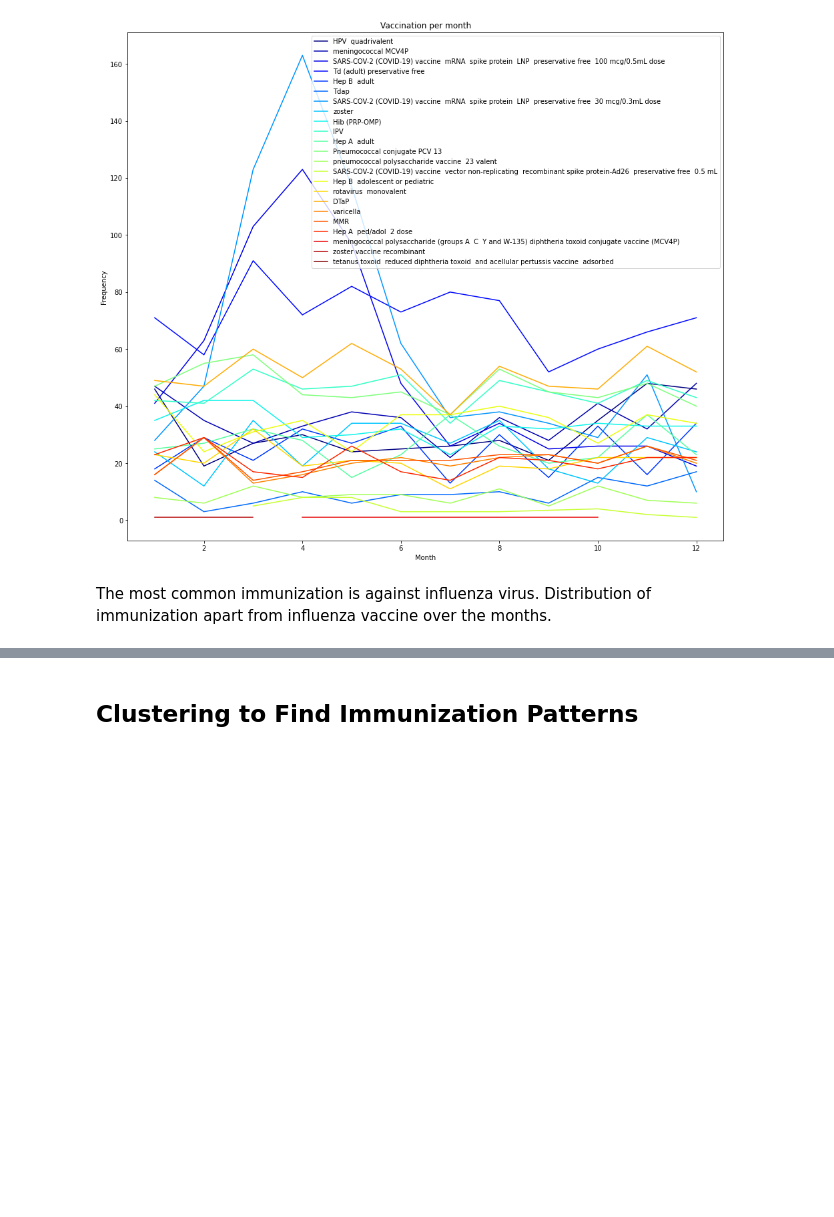
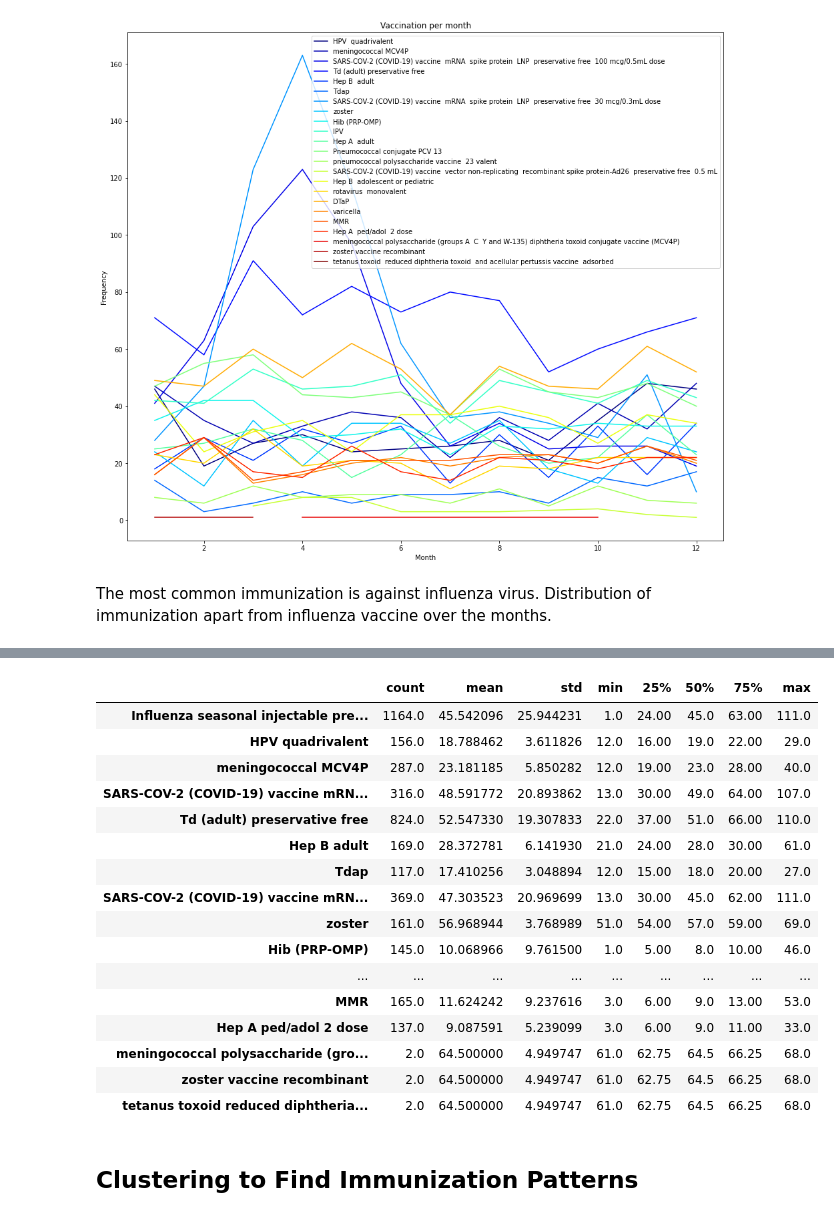
Before and after one commit to bsenst/dtc-de-2023, a Jupyter notebook: notebooks/eda-synthea-dataset.ipynb, the cells around one changed output, grey strips where cells are left out. Cells and saved outputs as stored; diff of their text form; code cells hidden in the pictures; blank space fills up the shorter version.

```diff
--- a/notebooks/eda-synthea-dataset.ipynb
+++ b/notebooks/eda-synthea-dataset.ipynb
@@ -189,3 +222,29 @@ The most common immunization is against influenza virus. Distribution of immuniz
+# %%
+age_vaccine = dict()
+
+for vaccine in list(df_dict["immunizations"]["DESCRIPTION"].unique()):
+    age_vaccine[vaccine] = list((recent_year - df_dict["patients"][df_dict["patients"]["Id"].isin(list(df_dict["immunizations"][df_dict["immunizations"]["DESCRIPTION"]==vaccine]["PATIENT"].unique()))]["BIRTHDATE"].dt.year).describe())
+
+age_vaccine = pd.DataFrame.from_dict(age_vaccine, orient="index", columns=["count", "mean", "std", "min", "25%", "50%", "75%", "max"])
+age_vaccine.sort_values()
+# %% [output]
+|  | count | mean | std | min | 25% | 50% | 75% | max |
+| Influenza seasonal injectable pre... | 1164.0 | 45.542096 | 25.944231 | 1.0 | 24.00 | 45.0 | 63.00 | 111.0 |
+| HPV quadrivalent | 156.0 | 18.788462 | 3.611826 | 12.0 | 16.00 | 19.0 | 22.00 | 29.0 |
+| meningococcal MCV4P | 287.0 | 23.181185 | 5.850282 | 12.0 | 19.00 | 23.0 | 28.00 | 40.0 |
+| SARS-COV-2 (COVID-19) vaccine mRN... | 316.0 | 48.591772 | 20.893862 | 13.0 | 30.00 | 49.0 | 64.00 | 107.0 |
+| Td (adult) preservative free | 824.0 | 52.547330 | 19.307833 | 22.0 | 37.00 | 51.0 | 66.00 | 110.0 |
+| Hep B adult | 169.0 | 28.372781 | 6.141930 | 21.0 | 24.00 | 28.0 | 30.00 | 61.0 |
+| Tdap | 117.0 | 17.410256 | 3.048894 | 12.0 | 15.00 | 18.0 | 20.00 | 27.0 |
+| SARS-COV-2 (COVID-19) vaccine mRN... | 369.0 | 47.303523 | 20.969699 | 13.0 | 30.00 | 45.0 | 62.00 | 111.0 |
+| zoster | 161.0 | 56.968944 | 3.768989 | 51.0 | 54.00 | 57.0 | 59.00 | 69.0 |
+| Hib (PRP-OMP) | 145.0 | 10.068966 | 9.761500 | 1.0 | 5.00 | 8.0 | 10.00 | 46.0 |
+| ... | ... | ... | ... | ... | ... | ... | ... | ... |
+| MMR | 165.0 | 11.624242 | 9.237616 | 3.0 | 6.00 | 9.0 | 13.00 | 53.0 |
+| Hep A ped/adol 2 dose | 137.0 | 9.087591 | 5.239099 | 3.0 | 6.00 | 9.0 | 11.00 | 33.0 |
+| meningococcal polysaccharide (gro... | 2.0 | 64.500000 | 4.949747 | 61.0 | 62.75 | 64.5 | 66.25 | 68.0 |
+| zoster vaccine recombinant | 2.0 | 64.500000 | 4.949747 | 61.0 | 62.75 | 64.5 | 66.25 | 68.0 |
+| tetanus toxoid reduced diphtheria... | 2.0 | 64.500000 | 4.949747 | 61.0 | 62.75 | 64.5 | 66.25 | 68.0 |
 # %% [markdown]
 ## Clustering to Find Immunization Patterns
 # %%
```
Also changed, not shown: parts of 37 cells of this notebook.
